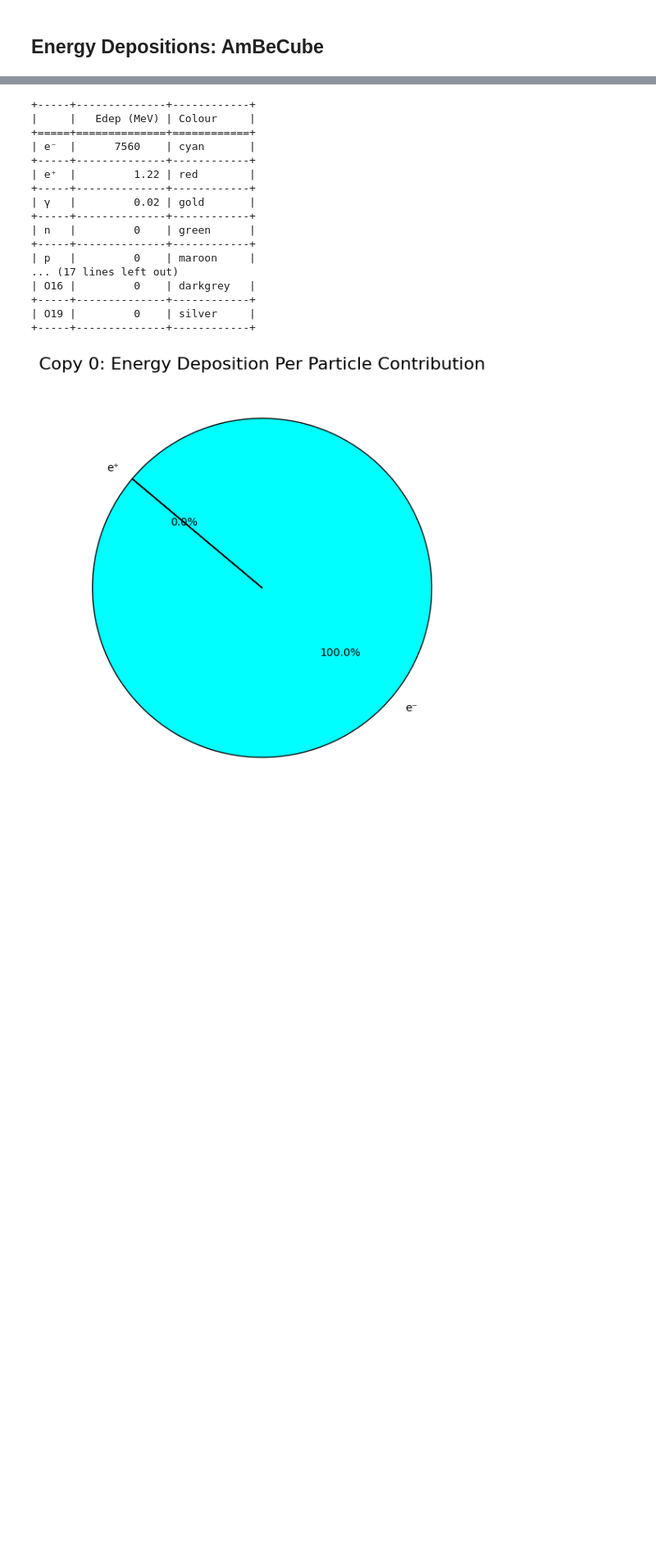
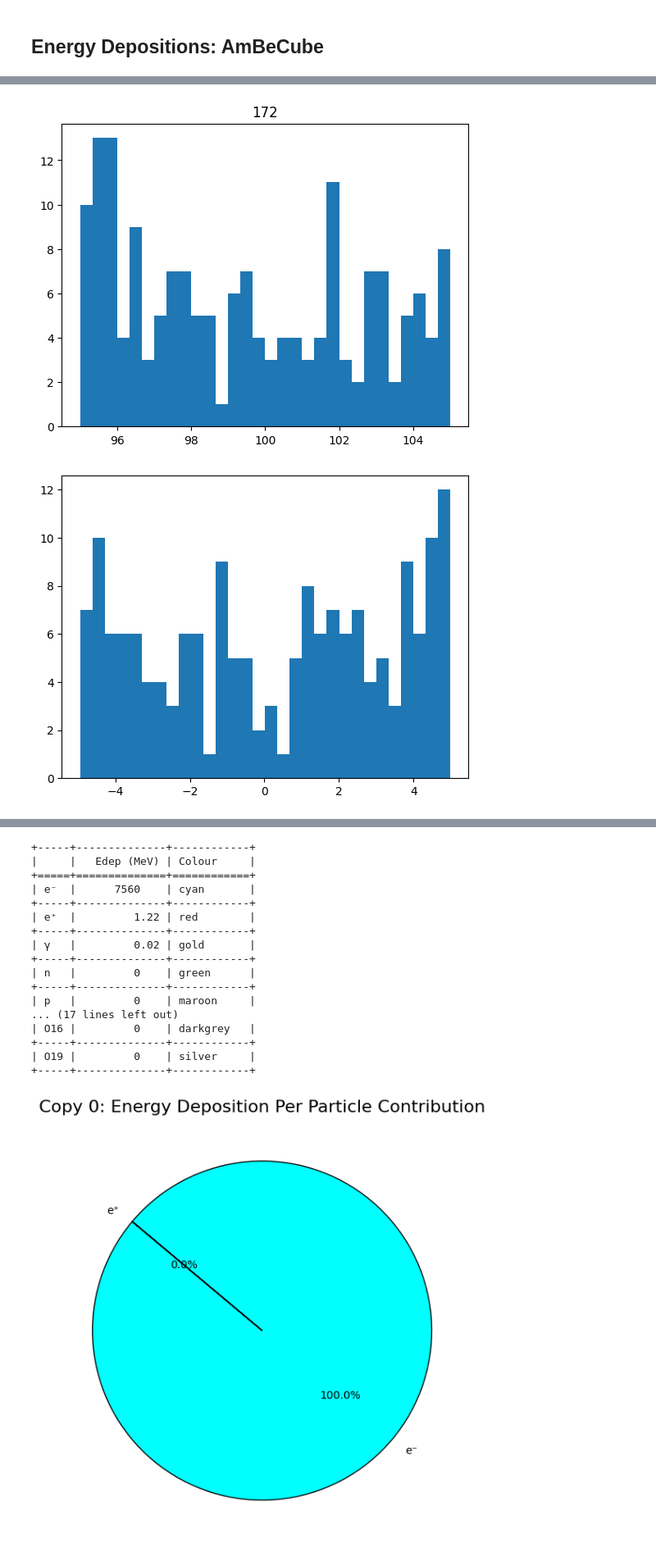
Before and after one commit to nhargy/Phoenix, a Jupyter notebook: Analysis/notebooks/overview.ipynb, the cells around one changed output, grey strips where cells are left out. Shown at 82% size. Saved outputs shown, nothing was run; the diff lists cells and outputs as text; code cells hidden in the pictures; blank space fills up the shorter version.

```diff
--- a/Analysis/notebooks/overview.ipynb
+++ b/Analysis/notebooks/overview.ipynb
@@ -111,0 +132,21 @@ plt.tight_layout();
+# %%
+particle_num = 1000020040
+spec_df = df_AmBe_0[df_AmBe_0["fPDG"]==particle_num]
+
+x_arr = np.array(spec_df["fX1"])
+y_arr = np.array(spec_df["fY1"])
+z_arr = np.array(spec_df["fZ1"])
+
+bins = 30
+plt.hist(x_arr, bins = bins)
+plt.title(len(x_arr))
+plt.show()
+
+plt.hist(y_arr, bins = bins)
+plt.show()
+
+plt.hist(z_arr, bins = bins)
+plt.show()
+# %% [output]
+[figure, added]
+[figure, added]
```
Also changed, not shown: parts of 5 cells of this notebook, 5 other files.
